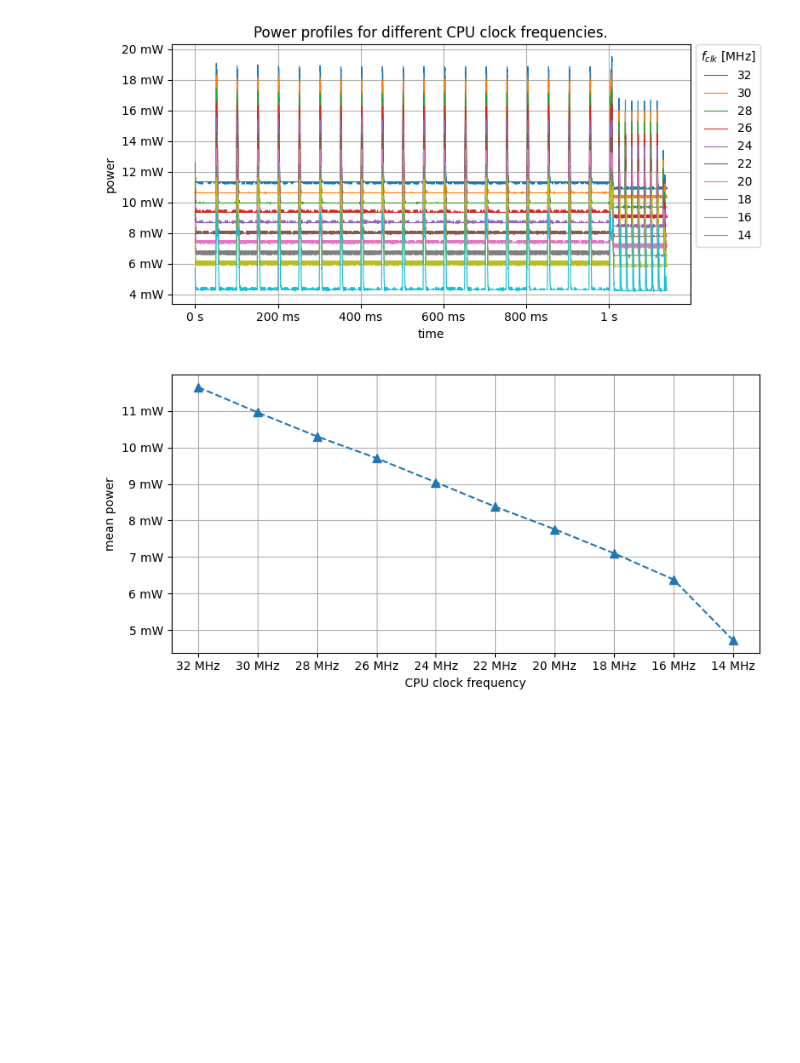
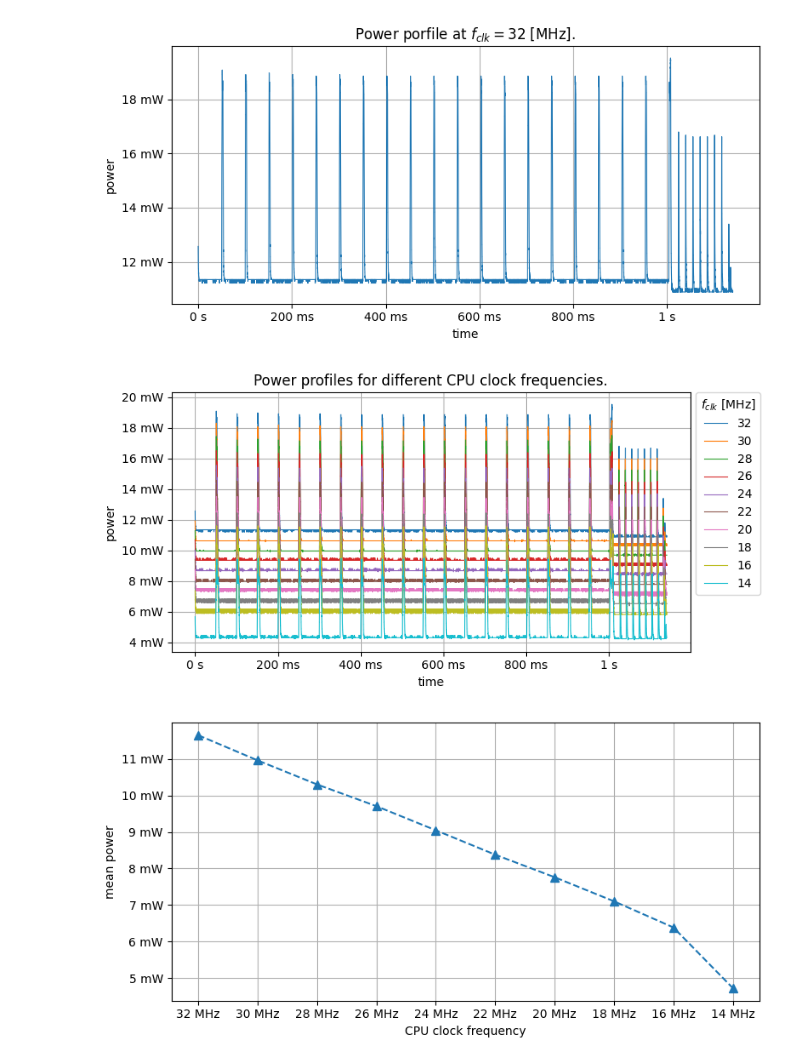
Before and after one commit to jucodavid/LELEC210X, a Jupyter notebook: mcu/report/frequency_reduction/Processing.ipynb, the cells around one changed output. Drawn from its saved outputs; the diff is of its cells as text; code cells hidden in the pictures; blank space fills up the shorter version.

```diff
--- a/mcu/report/frequency_reduction/Processing.ipynb
+++ b/mcu/report/frequency_reduction/Processing.ipynb
@@ -43,33 +43,35 @@ for i,pp in enumerate(pps):
 # %%
 npps = []
 for ind, pp in enumerate(pps):
 
     peaks, _ = find_peaks(pp['CH1(W)'].values, prominence=.001)
 
     for i, peak in enumerate(pp['CH1(W)'][peaks].values):
 
         if pp['CH1(W)'][peaks].values[0] - peak < -0.001:
             break
 
     start = peaks[i-1]
     time = pp['Time(S)'][start:].values - pp['Time(S)'][start]
     x = pp['CH1(W)'][start:]
 
     stop = np.argmin(np.abs(time-1.14))
 
     npp = pd.DataFrame(dtype=float)
     npp['t'] = time[:stop]
     npp['w'] = x[:stop].values
     npps.append(npp)
 
 times = np.vstack([npp['t'] for npp in npps])
 chs   = np.vstack([npp['w'] for npp in npps])
 labels = ["32","30","28","26","24","22","20","18","16","14"]
 labels_title = "$f_{clk}$ [MHz]"
 title = "Power profiles for different CPU clock frequencies."
+plot_pp([npps[0]['t']],[npps[0]['w']],title="Power porfile at $f_{clk} = 32$ [MHz].",file_path='Export/initial_pp.pdf')
 plot_pp(times,chs,labels,labels_title,title,'Export/pp32to14.pdf')
 # %% [output]
-[figure, old version]
+[figure, new version]
+[figure, added]
 # %%
 means = np.array([np.mean(npp['w']) for npp in npps])
 f = np.arange(32,12,-2) * 1e6
```
Also changed, not shown: 9 other files.
